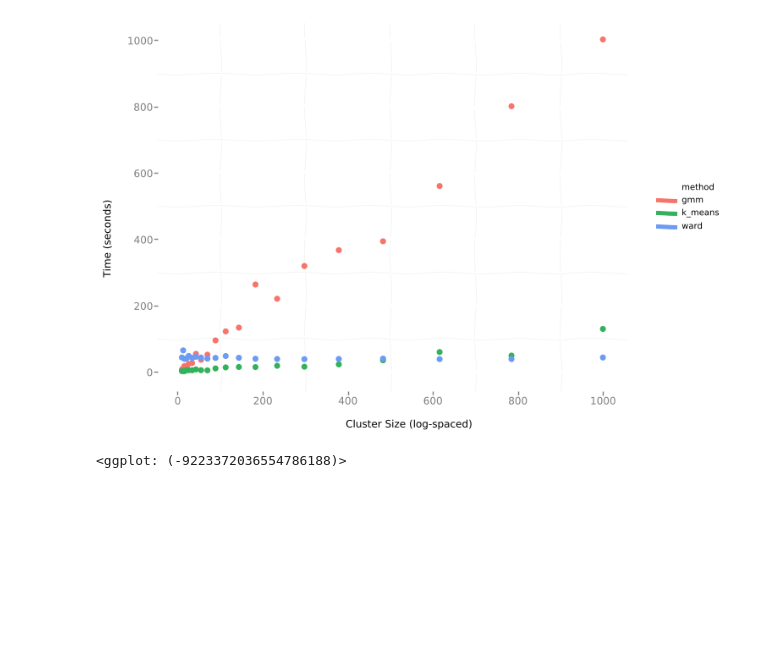
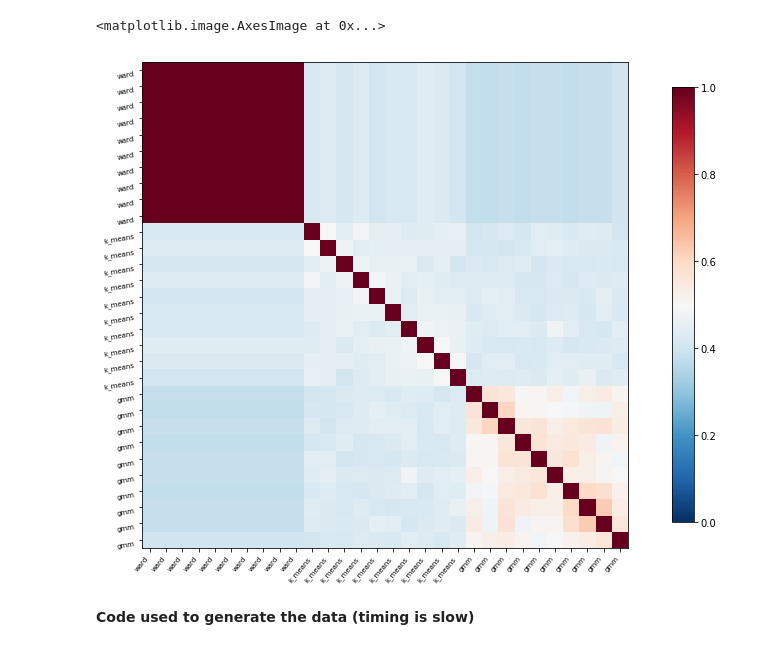
Before and after one commit to miykael/parcellation_fragmenter, a Jupyter notebook: notebooks/Benchmarking.ipynb, the cells around one changed output. Drawn from its saved outputs; the diff is of its cells as text; code cells hidden in the pictures; blank space fills up the shorter version.

Commit message:
Cleaned up the code, added some notes, and calculated the 100 cluster similarity matrix

```diff
--- a/notebooks/Benchmarking.ipynb
+++ b/notebooks/Benchmarking.ipynb
@@ -18,0 +16,11 @@ testSurface = nb.freesurfer.read_geometry(
+# %%
+# Set up the data
+# Prep the surface and fragmentation object
+surfPath = join('..','data','freesurfer','fsaverage','surf','rh.inflated')
+testSurface = nb.freesurfer.read_geometry(surfPath)
+
+# load timing and similarity data
+timing = pd.read_csv('TimingData.csv')
+simLbls10 = np.load('similarityLabels10.npy')
+simLbls100 = np.load('similarityLabels100.npy')
+methods = np.repeat(['gmm', 'k_means', 'ward'], 10)
@@ -19 +50,10 @@ testSurface = nb.freesurfer.read_geometry(
+# %%
+# Plot similarity matrix with 100 clusters
+fig = plt.figure(figsize=(10, 10))
+plotting.plot_matrix(simLbls100, vmin=0, reorder=True, labels=methods, figure=fig)
+# %% [output]
+<matplotlib.image.AxesImage at 0x...>
+[figure, added]
+# %% [markdown]
+**Code used to generate the data (timing is slow)**
 # %%
@@ -44,10 +82,0 @@ from ggplot import *
-# %%
-p = ggplot(aes(x='size', y='time', color = 'method'), data=timing) +\
-geom_point(size = 50) +\
-xlab('Cluster Size (log-spaced)') +\
-ylab('Time (seconds)') +\
-theme_bw()
-p
-# %% [output]
-[figure, removed]
-<ggplot: (-9223372036554786188)>
```
Also changed, not shown: parts of 15 cells of this notebook, 2 other files.
